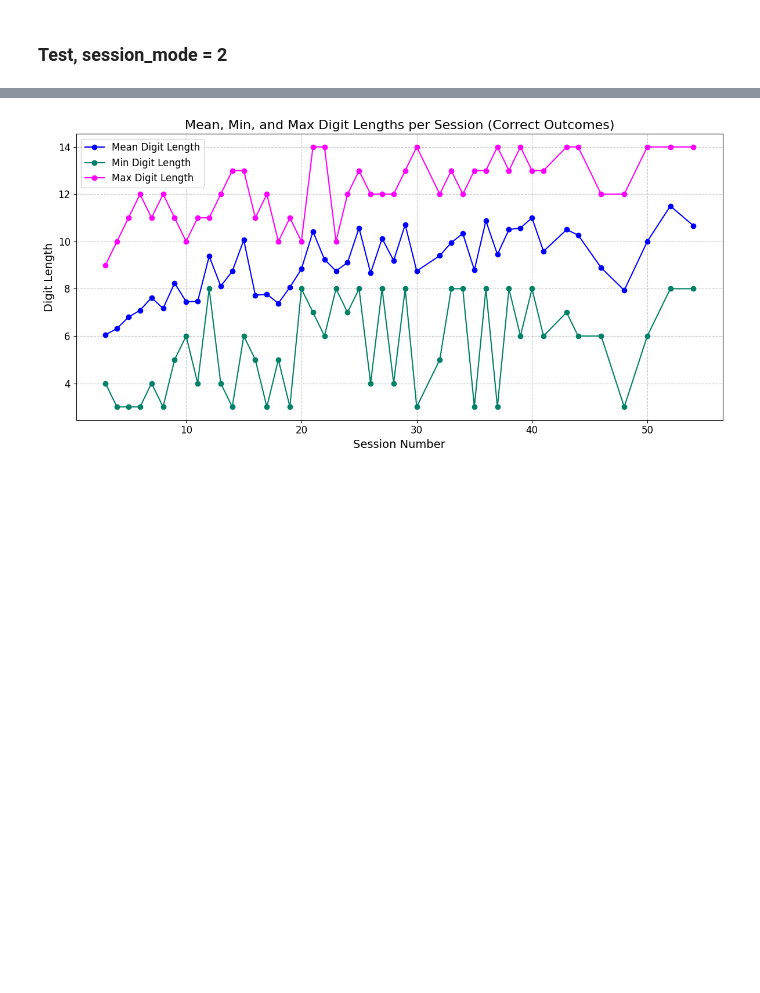
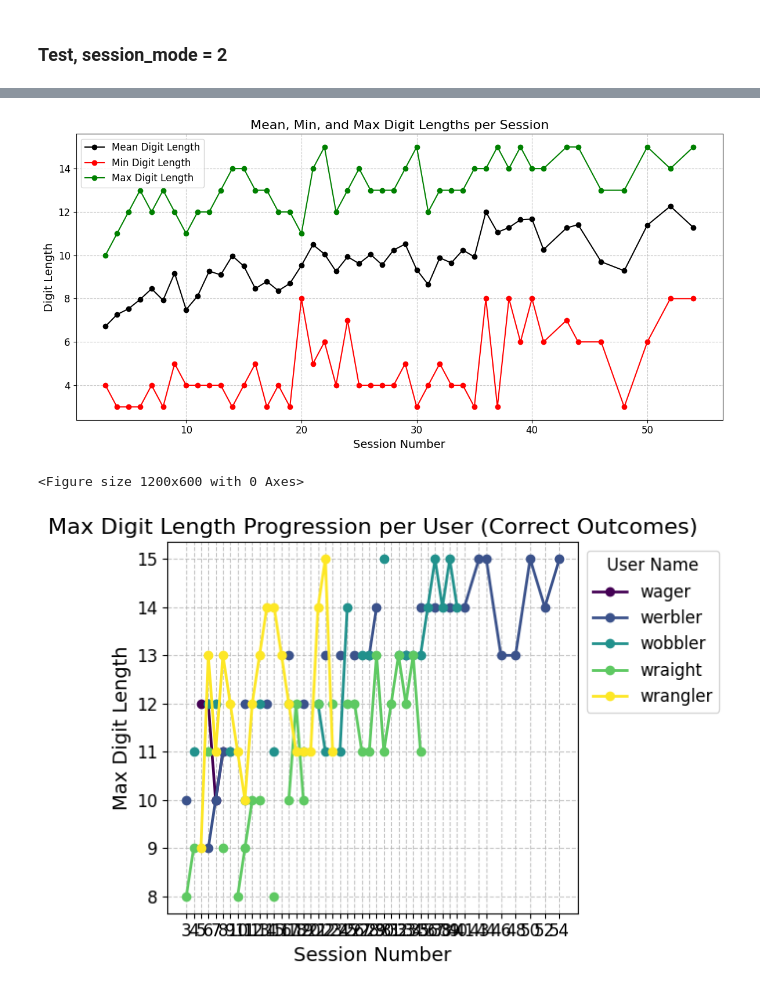
Before and after one commit to Faufreluche/Digit_Span_Trainer, a Jupyter notebook: results_analysis.ipynb, the cells around one changed output, grey strips where cells are left out. Cells and saved outputs as stored; diff of their text form; code cells hidden in the pictures; blank space fills up the shorter version.

```diff
--- a/results_analysis.ipynb
+++ b/results_analysis.ipynb
@@ -322,19 +381,16 @@ wraight      8
 wrangler    19
 Name: session_nr, dtype: int64
 # %%
-# Filtering the data where outcome = 'correct'
-df_testing = df_testing[df_testing['outcome'] == 'correct']
-
 # Grouping data by session_nr and calculating mean, min, and max of digit_length
 grouped_data = df_testing.groupby('session_nr')['digit_length'].agg(['mean', 'min', 'max'])
 
 # Plotting the data
 plt.figure(figsize=(12, 6))
-grouped_data['mean'].plot(label='Mean Digit Length', marker='o', colormap='winter')
-grouped_data['min'].plot(label='Min Digit Length', marker='o', colormap='summer')
-grouped_data['max'].plot(label='Max Digit Length', marker='o', colormap='spring')
+grouped_data['mean'].plot(label='Mean Digit Length', marker='o', c='black')
+grouped_data['min'].plot(label='Min Digit Length', marker='o', c='red')
+grouped_data['max'].plot(label='Max Digit Length', marker='o', c='green')
 
-plt.title('Mean, Min, and Max Digit Lengths per Session (Correct Outcomes)', fontsize=16)
+plt.title('Mean, Min, and Max Digit Lengths per Session', fontsize=16)
 plt.xlabel('Session Number', fontsize=14)
 plt.ylabel('Digit Length', fontsize=14)
 plt.xticks(fontsize=12)
@@ -344,4 +400,27 @@ plt.grid(True, linestyle='--', alpha=0.7)
 plt.tight_layout()
 plt.show()
 # %% [output]
-[figure, old version]
+[figure, new version]
+# %%
+# Grouping data by user_name and session_nr, then calculating max of digit_length
+grouped_data_user_session = df_testing.groupby(['user_name', 'session_nr'])['digit_length'].max().unstack()
+
+# Convert session_nr values to numeric
+grouped_data_user_session.columns = pd.to_numeric(grouped_data_user_session.columns)
+
+# Plotting the data
+plt.figure(figsize=(12, 6))
+grouped_data_user_session.T.plot(marker='o', colormap='viridis', linewidth=2)
+
+plt.title('Max Digit Length Progression per User (Correct Outcomes)', fontsize=16)
+plt.xlabel('Session Number', fontsize=14)
+plt.ylabel('Max Digit Length', fontsize=14)
+plt.xticks(grouped_data_user_session.columns, fontsize=12)
+plt.yticks(fontsize=12)
+plt.legend(title='User Name', fontsize=12, title_fontsize=12, loc='upper left', bbox_to_anchor=(1, 1))
+plt.grid(True, linestyle='--', alpha=0.7)
+plt.tight_layout()
+plt.show()
+# %% [output]
+<Figure size 1200x600 with 0 Axes>
+[figure, added]
```
Also changed, not shown: parts of 17 cells of this notebook, 1 other file.
